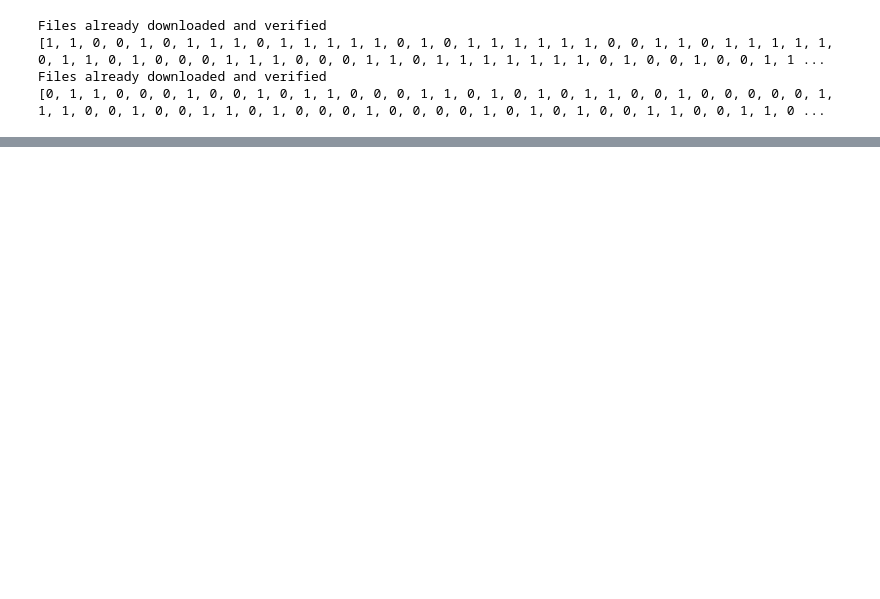
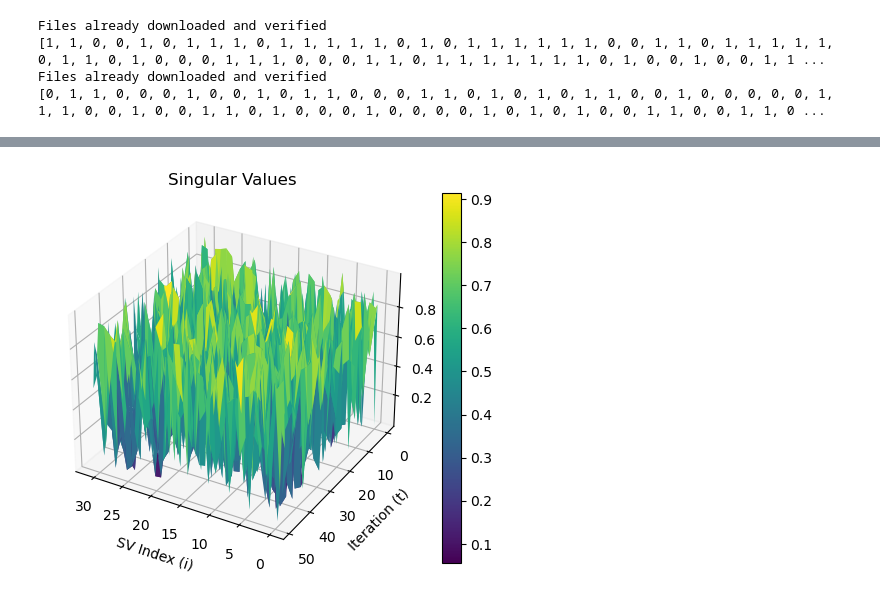
Before and after one commit to kamaljeetsingh14/Neural-Networks-with-PyTorch, a Jupyter notebook: Untitled-1.ipynb, the cells around one changed output, grey strips where cells are left out. Cells and saved outputs as stored; diff of their text form; code cells hidden in the pictures; blank space fills up the shorter version.

```diff
--- a/Untitled-1.ipynb
+++ b/Untitled-1.ipynb
@@ -119,0 +302,42 @@ class SubsetCIFAR(torchvision.datasets.CIFAR10):
+# %%
+import numpy as np
+import matplotlib.pyplot as plt
+from mpl_toolkits.mplot3d import Axes3D
+
+# Example data to mimic the provided plot
+# Adjust n_steps and m_singular_values as necessary
+n_steps = 50
+m_singular_values = 32
+
+# Generating random singular values for illustration purposes
+# Replace this with your actual singular values
+singular_values = np.random.rand(n_steps, m_singular_values)
+
+# Creating the indices for plotting
+X = np.arange(m_singular_values)  # Singular value indices
+Y = np.arange(n_steps)  # Step indices
+X, Y = np.meshgrid(X, Y)  # Creating a grid for plotting
+Z = singular_values  # Singular values
+
+# Creating the 3D plot
+fig = plt.figure()
+ax = fig.add_subplot(111, projection='3d')
+
+# Plotting the surface
+surf = ax.plot_surface(X, Y, Z, cmap='viridis', edgecolor='none')
+
+# Adding labels and title
+ax.set_xlabel('SV Index (i)')
+ax.set_ylabel('Iteration (t)')
+ax.set_zlabel('σ_i(t)')
+ax.set_title('Singular Values')
+
+# Adding a color bar for reference
+fig.colorbar(surf)
+
+# Rotating the plot for better view
+ax.view_init(elev=30, azim=120)
+
+plt.show()
+# %% [output]
+[figure, added]
```
Also changed, not shown: parts of 13 cells of this notebook.
